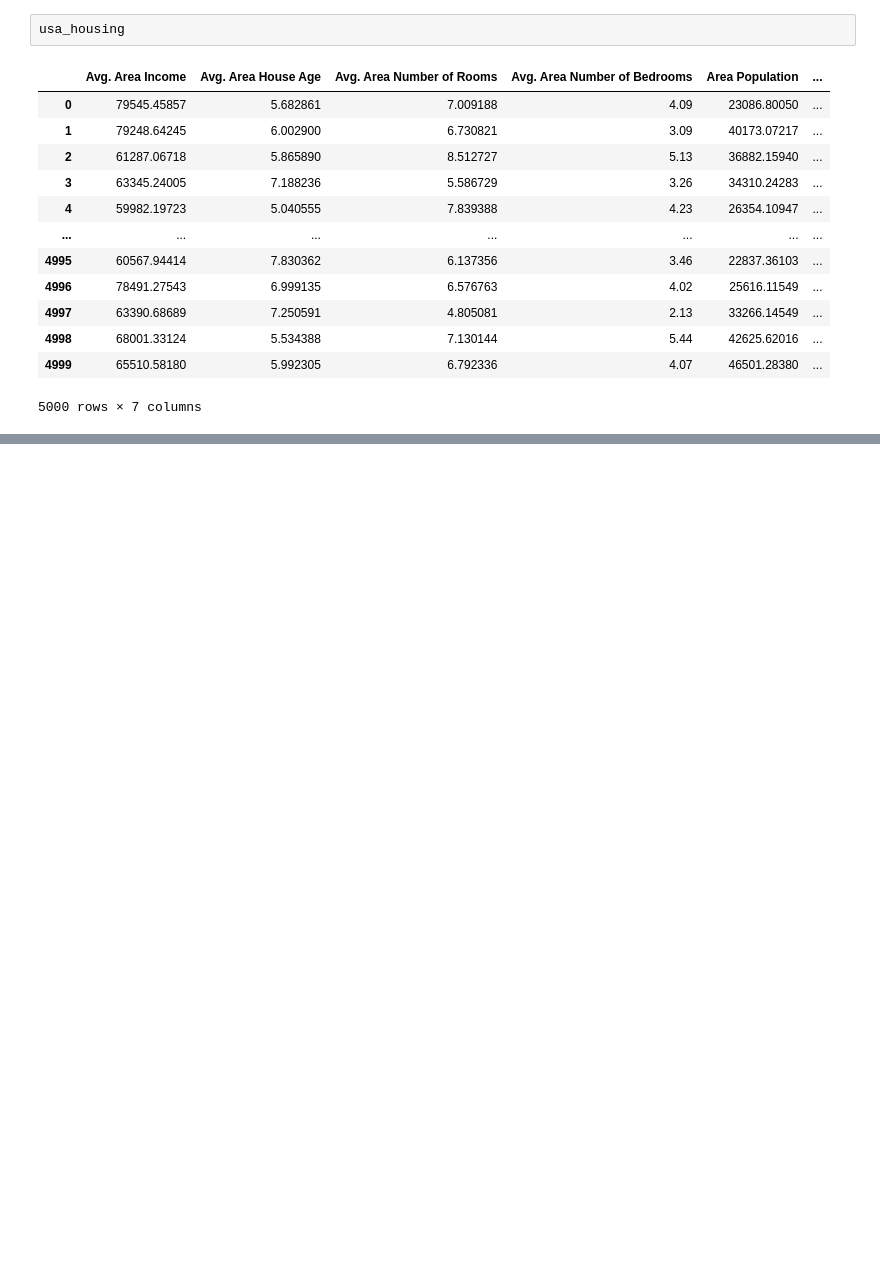
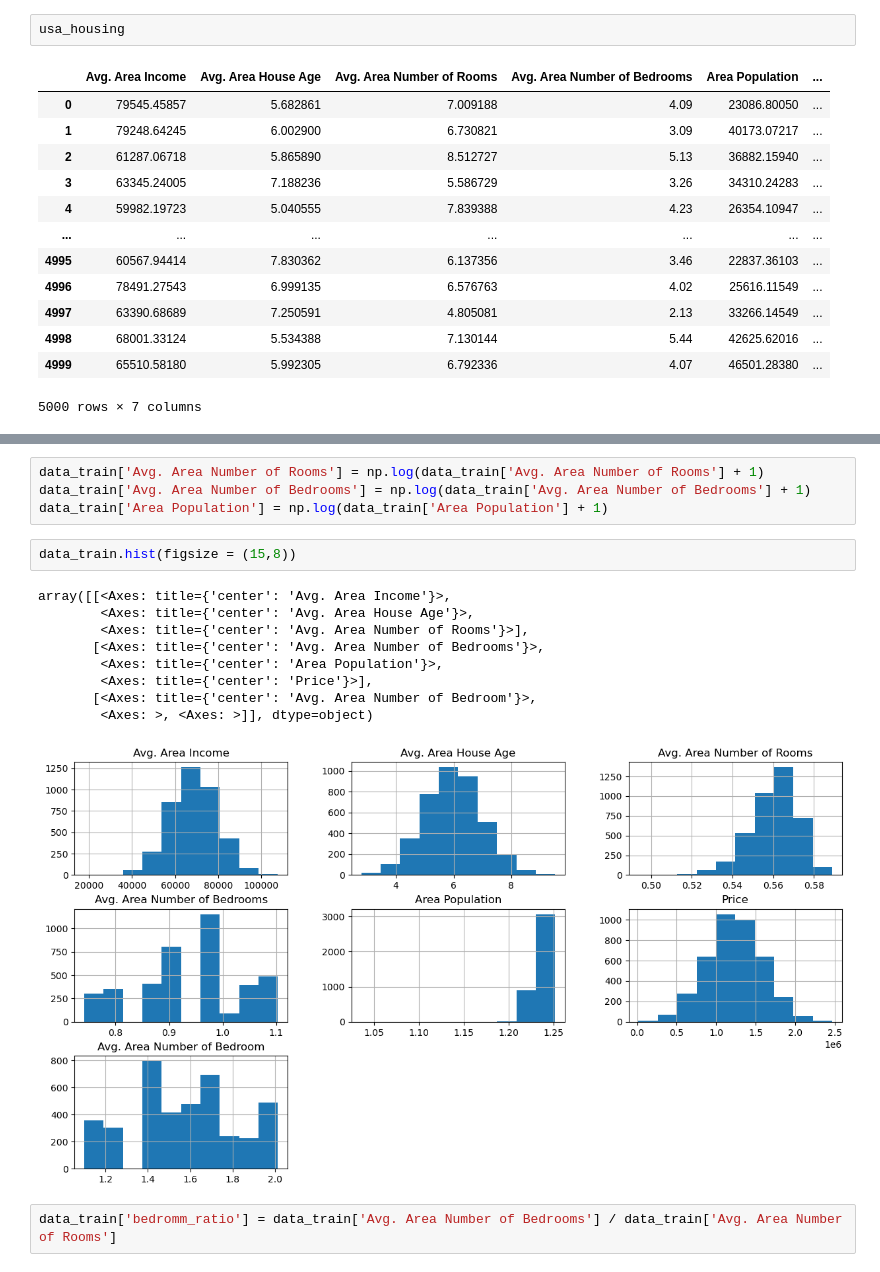
Before and after one commit to Miirshe/USA-Housing-Analysis-and-Prediction-Price, a Jupyter notebook: USA-Housing-Analysis-and-Prediction-Price.ipynb, the cells around one changed output, grey strips where cells are left out. Cells and saved outputs as stored; diff of their text form; blank space fills up the shorter version.

```diff
--- a/USA-Housing-Analysis-and-Prediction-Price.ipynb
+++ b/USA-Housing-Analysis-and-Prediction-Price.ipynb
@@ -102,0 +193,18 @@ usa_housing
+# %%
+data_train['Avg. Area Number of Rooms'] = np.log(data_train['Avg. Area Number of Rooms'] + 1)
+data_train['Avg. Area Number of Bedrooms'] = np.log(data_train['Avg. Area Number of Bedrooms'] + 1)
+data_train['Area Population'] = np.log(data_train['Area Population'] + 1)
+# %%
+data_train.hist(figsize = (15,8))
+# %% [output]
+array([[<Axes: title={'center': 'Avg. Area Income'}>,
+        <Axes: title={'center': 'Avg. Area House Age'}>,
+        <Axes: title={'center': 'Avg. Area Number of Rooms'}>],
+       [<Axes: title={'center': 'Avg. Area Number of Bedrooms'}>,
+        <Axes: title={'center': 'Area Population'}>,
+        <Axes: title={'center': 'Price'}>],
+       [<Axes: title={'center': 'Avg. Area Number of Bedroom'}>,
+        <Axes: >, <Axes: >]], dtype=object)
+[figure, added]
+# %%
+data_train['bedromm_ratio'] = data_train['Avg. Area Number of Bedrooms'] / data_train['Avg. Area Number of Rooms']
```
Also changed, not shown: parts of 11 cells of this notebook, 1 other file.
